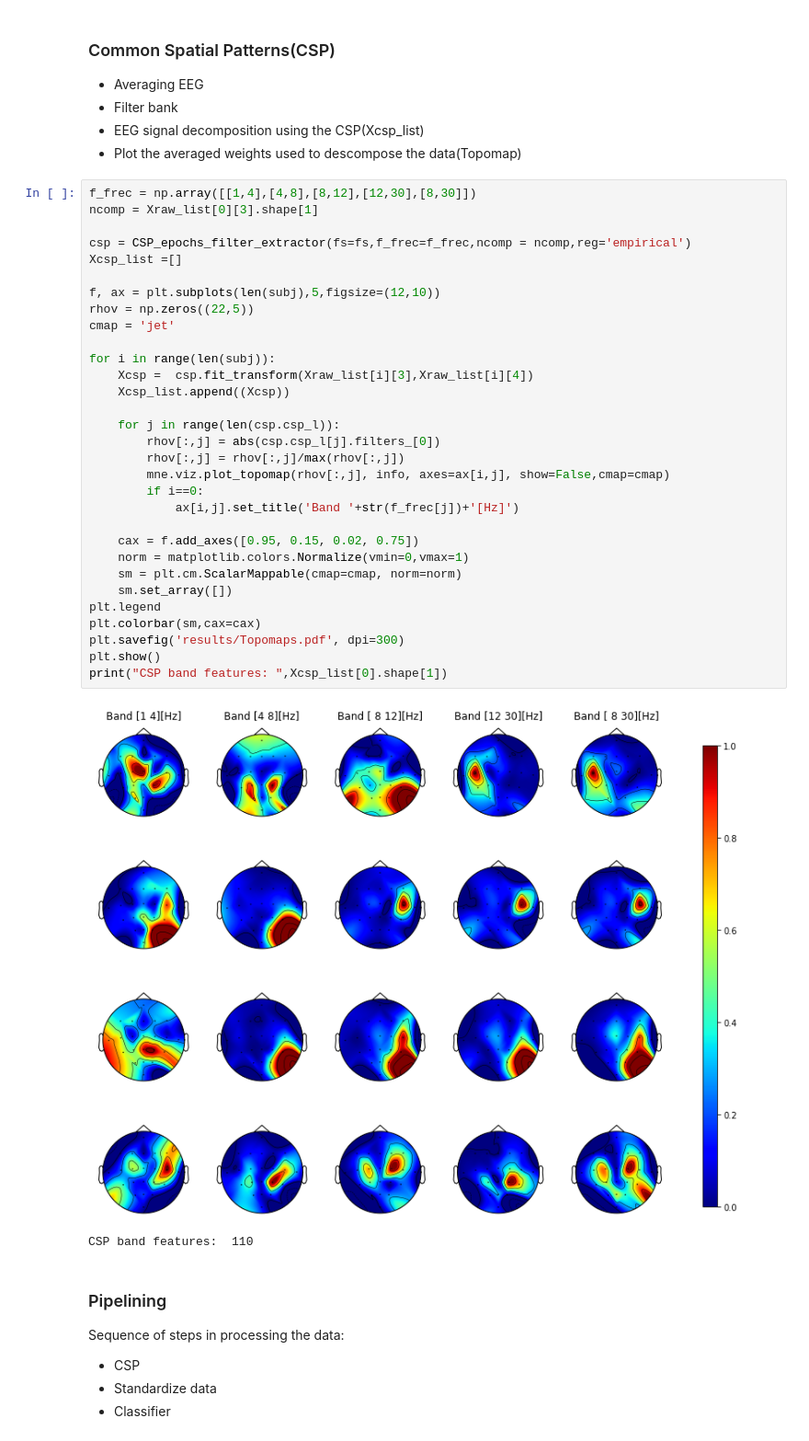
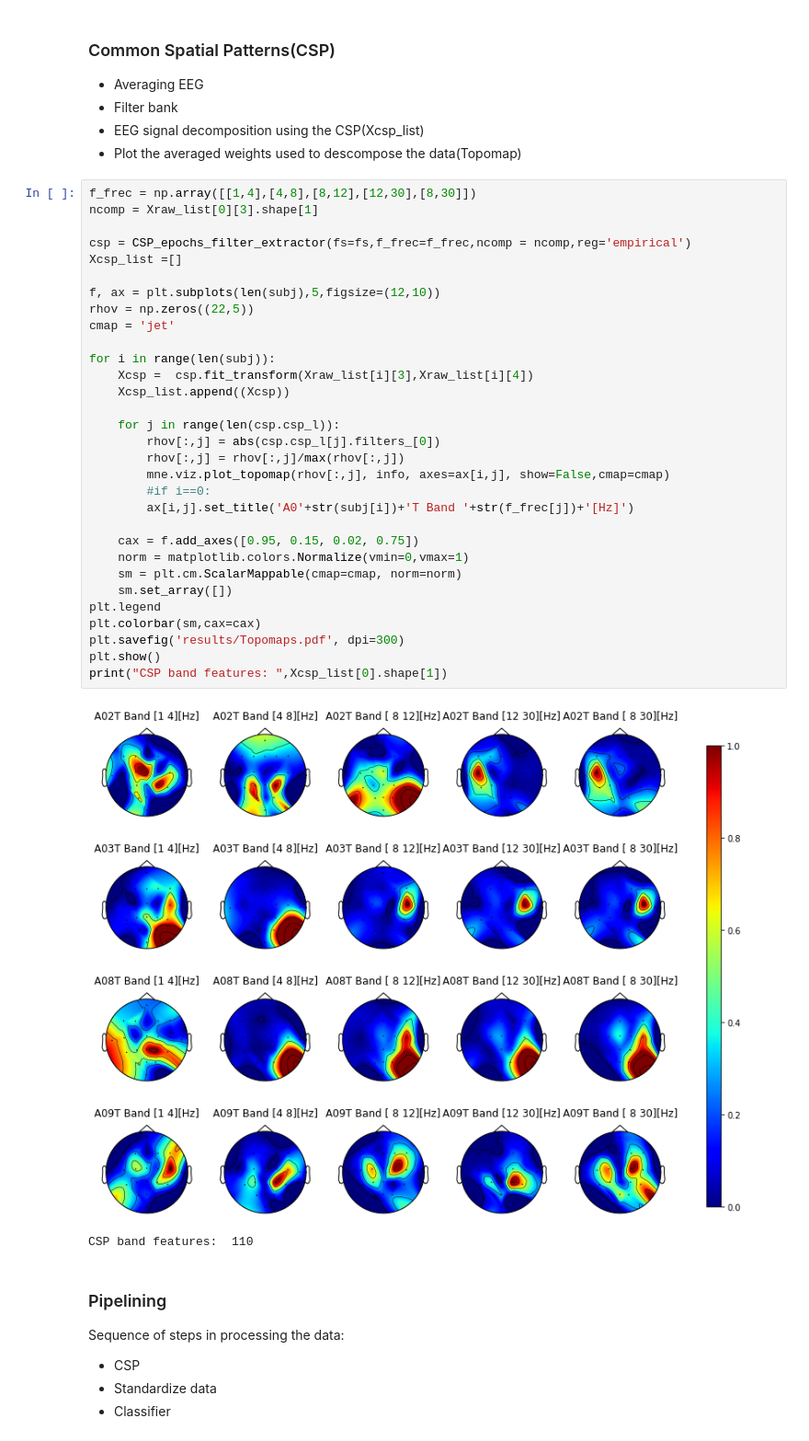
Before and after one commit to HaroldMDiazVargas/OpenBCI-Python, a Jupyter notebook: Run.ipynb, the cells around one changed output. Shown at 92% size. Drawn from its saved outputs; the diff is of its cells as text.

```diff
--- a/Run.ipynb
+++ b/Run.ipynb
@@ -374,36 +374,36 @@ plt.savefig('results/FilteredEEG.pdf', dpi=300)
 # %%
 f_frec = np.array([[1,4],[4,8],[8,12],[12,30],[8,30]])
 ncomp = Xraw_list[0][3].shape[1]
 
 csp = CSP_epochs_filter_extractor(fs=fs,f_frec=f_frec,ncomp = ncomp,reg='empirical')
 Xcsp_list =[]
 
 f, ax = plt.subplots(len(subj),5,figsize=(12,10))
 rhov = np.zeros((22,5))
 cmap = 'jet'
 
 for i in range(len(subj)):
     Xcsp =  csp.fit_transform(Xraw_list[i][3],Xraw_list[i][4])
     Xcsp_list.append((Xcsp))
 
     for j in range(len(csp.csp_l)):
         rhov[:,j] = abs(csp.csp_l[j].filters_[0])
         rhov[:,j] = rhov[:,j]/max(rhov[:,j])
         mne.viz.plot_topomap(rhov[:,j], info, axes=ax[i,j], show=False,cmap=cmap)
-        if i==0:
-            ax[i,j].set_title('Band '+str(f_frec[j])+'[Hz]')
+        #if i==0:
+        ax[i,j].set_title('A0'+str(subj[i])+'T Band '+str(f_frec[j])+'[Hz]')
 
     cax = f.add_axes([0.95, 0.15, 0.02, 0.75])
     norm = matplotlib.colors.Normalize(vmin=0,vmax=1)
     sm = plt.cm.ScalarMappable(cmap=cmap, norm=norm)
     sm.set_array([])
 plt.legend
 plt.colorbar(sm,cax=cax)
 plt.savefig('results/Topomaps.pdf', dpi=300)
 plt.show()
 print("CSP band features: ",Xcsp_list[0].shape[1])
 # %% [output]
-[figure, old version]
+[figure, new version]
 CSP band features:  110
 # %% [markdown]
 ### Pipelining
```
Also changed, not shown: parts of 1 cell of this notebook, 1 other file.
